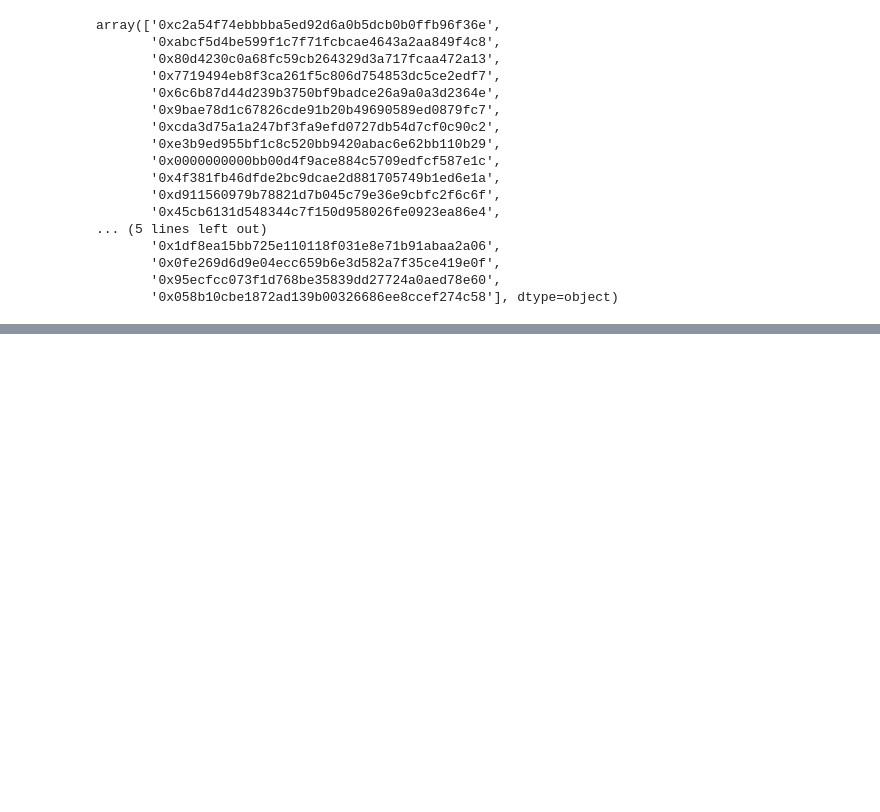
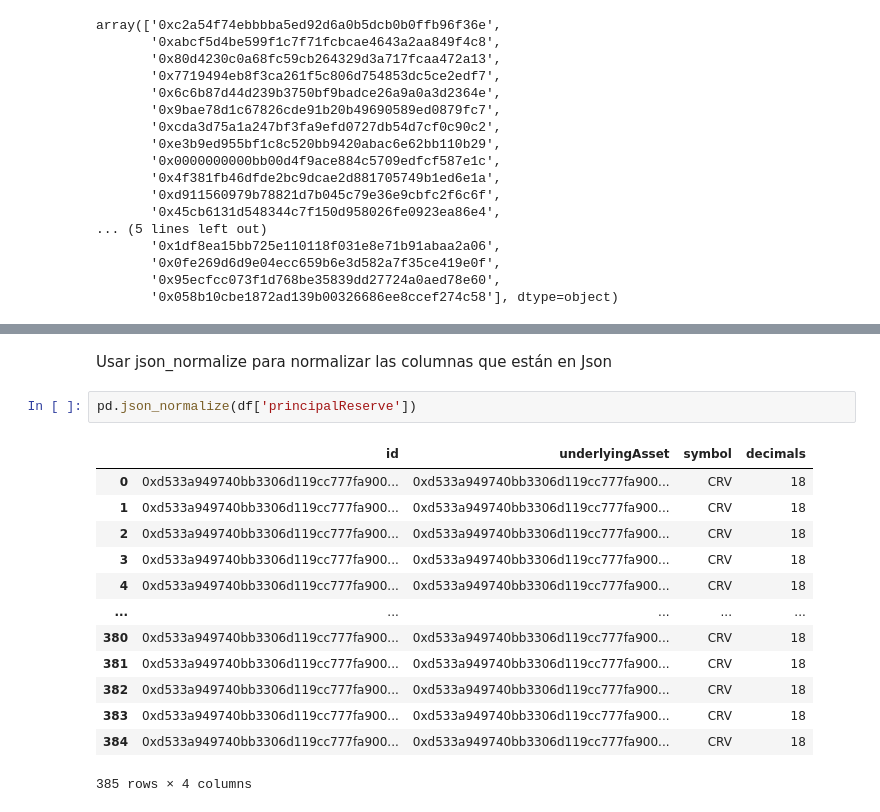
Before and after one commit to rpasquini/defidata, a Jupyter notebook: AAVE_graph_request_examples.ipynb, the cells around one changed output, grey strips where cells are left out. Cells and saved outputs as stored; diff of their text form; blank space fills up the shorter version.

```diff
--- a/AAVE_graph_request_examples.ipynb
+++ b/AAVE_graph_request_examples.ipynb
@@ -364,0 +403,18 @@ array(['0xc2a54f74ebbbba5ed92d6a0b5dcb0b0ffb96f36e',
+# %% [markdown]
+Usar json_normalize para normalizar las columnas que están en Json
+# %%
+pd.json_normalize(df['principalReserve'])
+# %% [output]
+|  | id | underlyingAsset | symbol | decimals |
+| 0 | 0xd533a949740bb3306d119cc777fa900... | 0xd533a949740bb3306d119cc777fa900... | CRV | 18 |
+| 1 | 0xd533a949740bb3306d119cc777fa900... | 0xd533a949740bb3306d119cc777fa900... | CRV | 18 |
+| 2 | 0xd533a949740bb3306d119cc777fa900... | 0xd533a949740bb3306d119cc777fa900... | CRV | 18 |
+| 3 | 0xd533a949740bb3306d119cc777fa900... | 0xd533a949740bb3306d119cc777fa900... | CRV | 18 |
+| 4 | 0xd533a949740bb3306d119cc777fa900... | 0xd533a949740bb3306d119cc777fa900... | CRV | 18 |
+| ... | ... | ... | ... | ... |
+| 380 | 0xd533a949740bb3306d119cc777fa900... | 0xd533a949740bb3306d119cc777fa900... | CRV | 18 |
+| 381 | 0xd533a949740bb3306d119cc777fa900... | 0xd533a949740bb3306d119cc777fa900... | CRV | 18 |
+| 382 | 0xd533a949740bb3306d119cc777fa900... | 0xd533a949740bb3306d119cc777fa900... | CRV | 18 |
+| 383 | 0xd533a949740bb3306d119cc777fa900... | 0xd533a949740bb3306d119cc777fa900... | CRV | 18 |
+| 384 | 0xd533a949740bb3306d119cc777fa900... | 0xd533a949740bb3306d119cc777fa900... | CRV | 18 |
+385 rows × 4 columns
```
Also changed, not shown: parts of 12 cells of this notebook.
